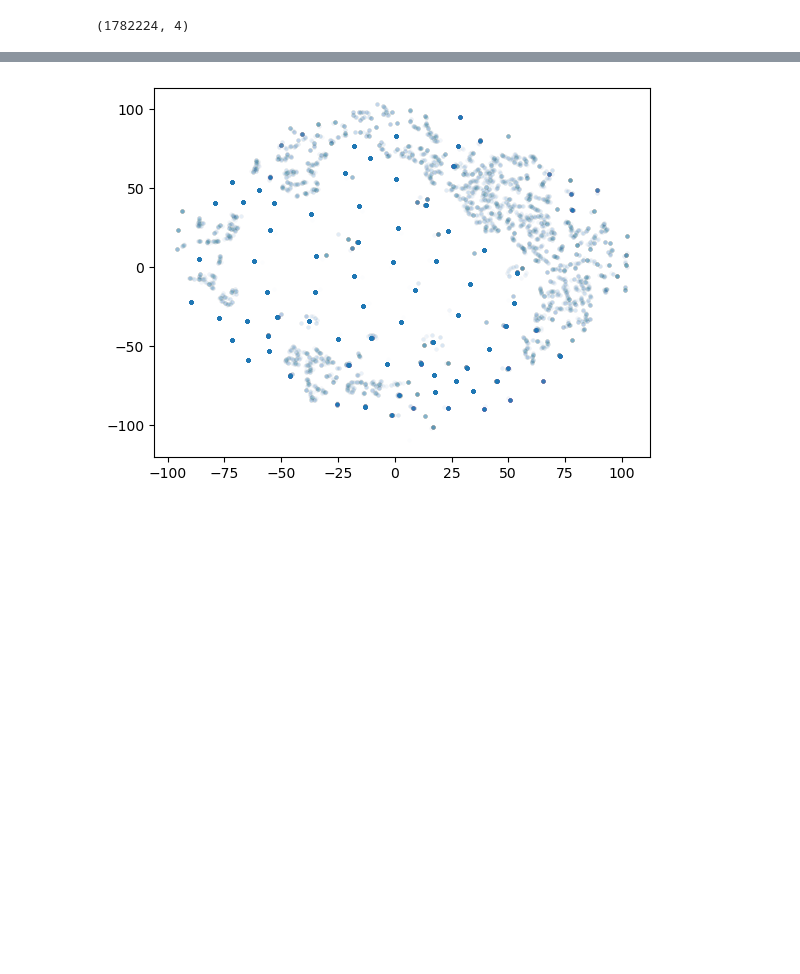
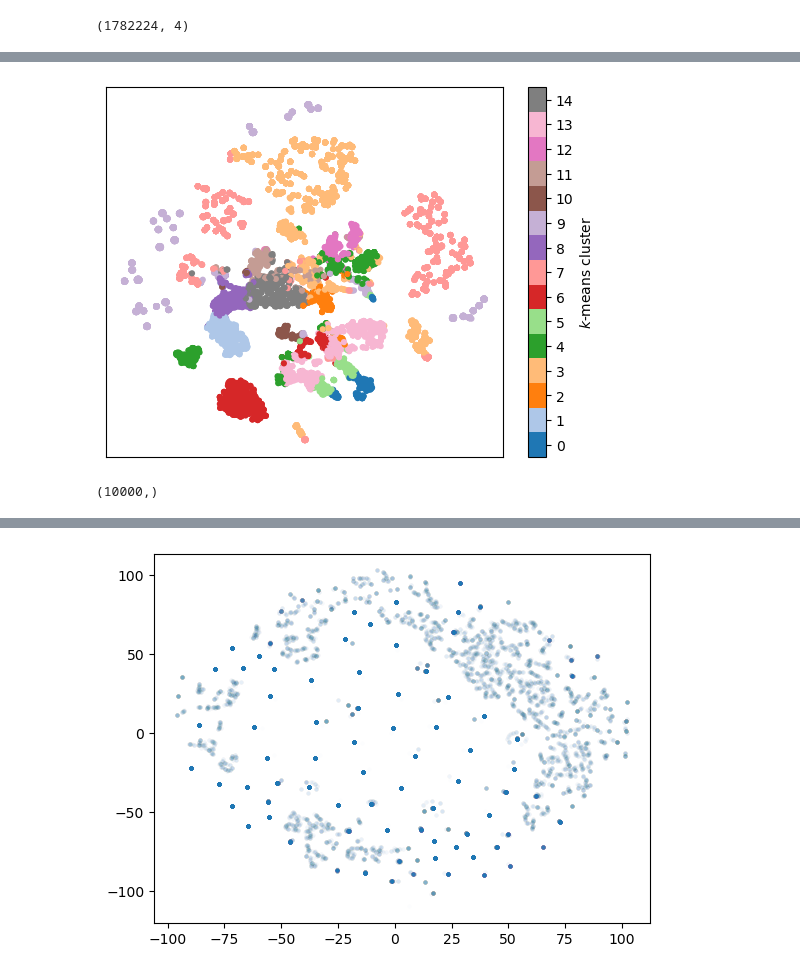
Before and after one commit to bjacobell/gbt-hdbscan, a Jupyter notebook: centroid_clustering_kmeans.ipynb, the cells around one changed output, grey strips where cells are left out. Cells and saved outputs as stored; diff of their text form; code cells hidden in the pictures; blank space fills up the shorter version.

```diff
--- a/centroid_clustering_kmeans.ipynb
+++ b/centroid_clustering_kmeans.ipynb
@@ -95,0 +100,39 @@ plt.show()
+# %%
+colors = plt.cm.tab20(np.linspace(0, 1, 20)[:15])
+import matplotlib
+
+def categorical_cmap(nc, nsc, cmap="tab10", continuous=False):
+    if nc > plt.get_cmap(cmap).N:
+        raise ValueError("Too many categories for colormap.")
+    if continuous:
+        ccolors = plt.get_cmap(cmap)(np.linspace(0,1,nc))
+    else:
+        ccolors = plt.get_cmap(cmap)(np.arange(nc, dtype=int))
+    cols = np.zeros((nc*nsc, 3))
+    for i, c in enumerate(ccolors):
+        chsv = matplotlib.colors.rgb_to_hsv(c[:3])
+        arhsv = np.tile(chsv,nsc).reshape(nsc,3)
+        arhsv[:,1] = np.linspace(chsv[1],0.25,nsc)
+        arhsv[:,2] = np.linspace(chsv[2],1,nsc)
+        rgb = matplotlib.colors.hsv_to_rgb(arhsv)
+        cols[i*nsc:(i+1)*nsc,:] = rgb
+    cmap = matplotlib.colors.ListedColormap(cols)
+    return cmap
+
+fig, ax = plt.subplots()
+s = ax.scatter(xembed_2[:,0], xembed_2[:,1],
+            c=kmeans.labels_[iii],
+            cmap=categorical_cmap(15, 1, cmap='tab20'),
+            vmin=-0.5, vmax=14.5,
+            s=20, linewidths=0, alpha=1)
+ax.set_xticks([])
+ax.set_yticks([])
+fig.colorbar(mappable=s, label=r'$k$-means cluster', ax=ax, ticks=np.arange(15))
+plt.savefig('/datax/scratch/benjb/C23_L_kmeans_TSNE_visualization_10k_hits.pdf', bbox_inches='tight')
+plt.show()
+# %% [output]
+[figure, added]
+# %%
+print(iii.shape)
+# %% [output]
+(10000,)
```
Also changed, not shown: parts of 16 cells of this notebook, 5 other files.
